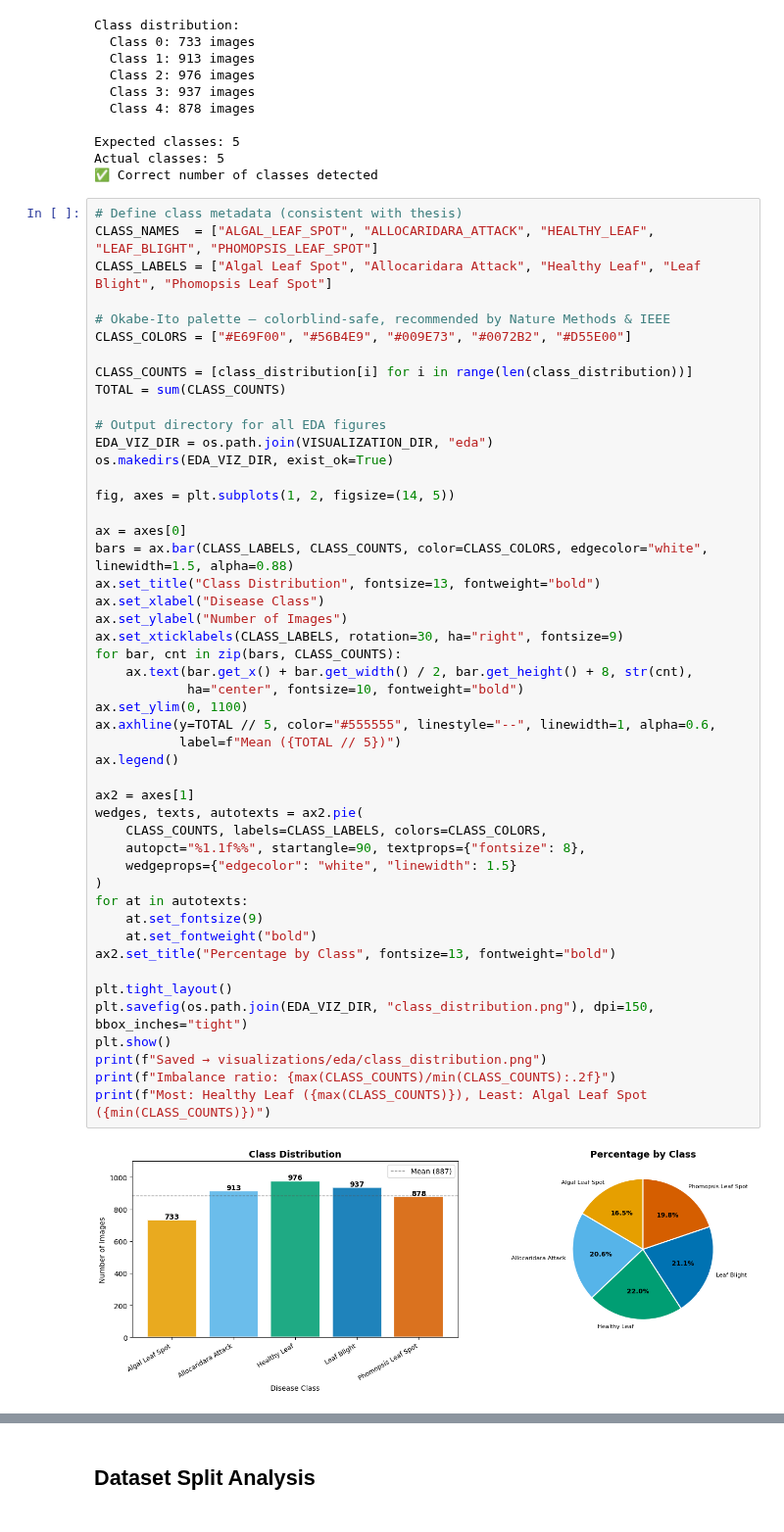
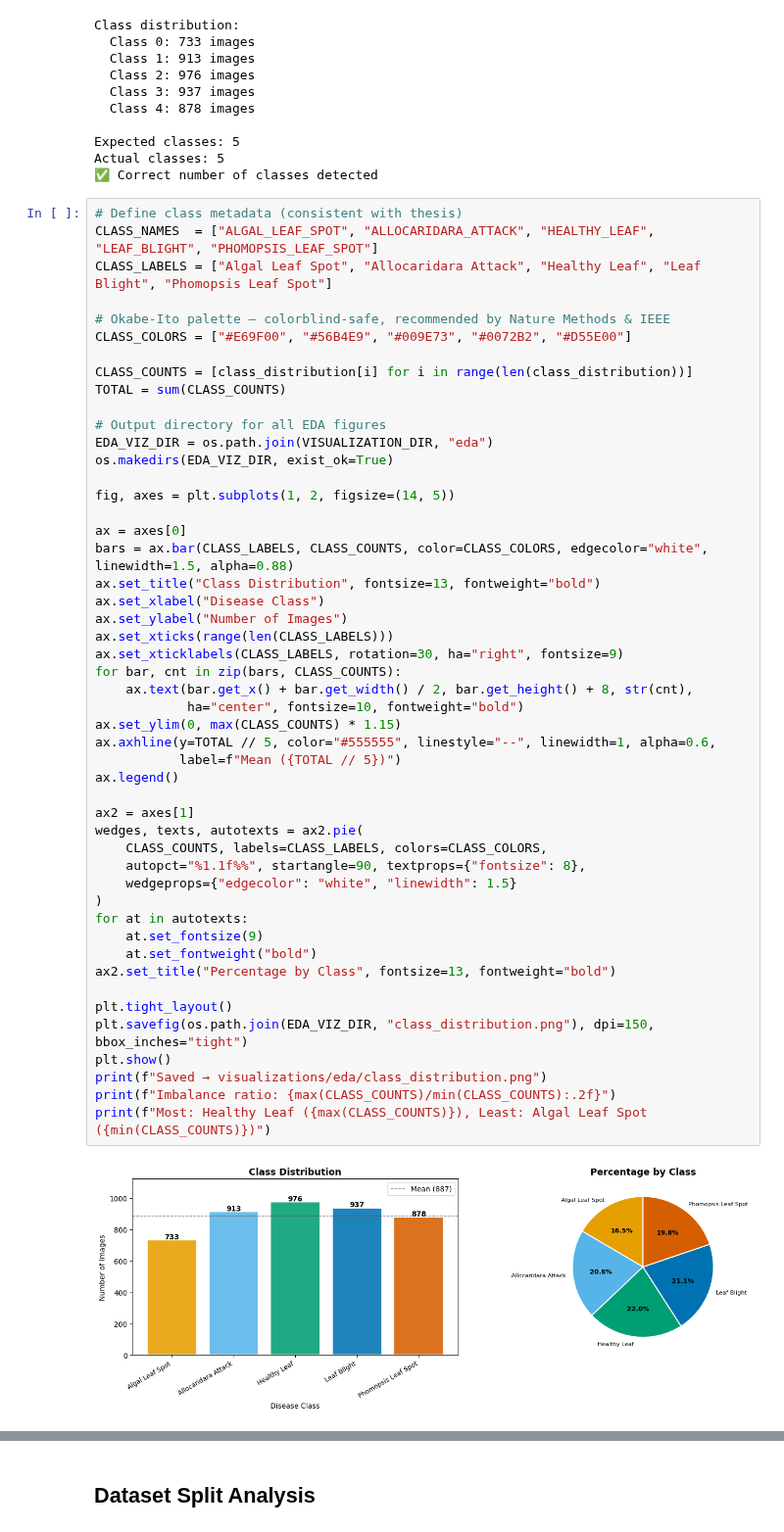
Before and after one commit to HieuDoan188/durian_leaf, a Jupyter notebook: notebooks/01-dataset-audit-and-eda.ipynb, the cells around one changed output, grey strips where cells are left out. Shown at 98% size. Saved outputs shown, nothing was run; the diff lists cells and outputs as text.

```diff
--- a/notebooks/01-dataset-audit-and-eda.ipynb
+++ b/notebooks/01-dataset-audit-and-eda.ipynb
@@ -176,35 +190,36 @@ ax = axes[0]
 bars = ax.bar(CLASS_LABELS, CLASS_COUNTS, color=CLASS_COLORS, edgecolor="white", linewidth=1.5, alpha=0.88)
 ax.set_title("Class Distribution", fontsize=13, fontweight="bold")
 ax.set_xlabel("Disease Class")
 ax.set_ylabel("Number of Images")
+ax.set_xticks(range(len(CLASS_LABELS)))
 ax.set_xticklabels(CLASS_LABELS, rotation=30, ha="right", fontsize=9)
 for bar, cnt in zip(bars, CLASS_COUNTS):
     ax.text(bar.get_x() + bar.get_width() / 2, bar.get_height() + 8, str(cnt),
             ha="center", fontsize=10, fontweight="bold")
-ax.set_ylim(0, 1100)
+ax.set_ylim(0, max(CLASS_COUNTS) * 1.15)
 ax.axhline(y=TOTAL // 5, color="#555555", linestyle="--", linewidth=1, alpha=0.6,
            label=f"Mean ({TOTAL // 5})")
 ax.legend()
 
 ax2 = axes[1]
 wedges, texts, autotexts = ax2.pie(
     CLASS_COUNTS, labels=CLASS_LABELS, colors=CLASS_COLORS,
     autopct="%1.1f%%", startangle=90, textprops={"fontsize": 8},
     wedgeprops={"edgecolor": "white", "linewidth": 1.5}
 )
 for at in autotexts:
     at.set_fontsize(9)
     at.set_fontweight("bold")
 ax2.set_title("Percentage by Class", fontsize=13, fontweight="bold")
 
 plt.tight_layout()
 plt.savefig(os.path.join(EDA_VIZ_DIR, "class_distribution.png"), dpi=150, bbox_inches="tight")
 plt.show()
 print(f"Saved → visualizations/eda/class_distribution.png")
 print(f"Imbalance ratio: {max(CLASS_COUNTS)/min(CLASS_COUNTS):.2f}")
 print(f"Most: Healthy Leaf ({max(CLASS_COUNTS)}), Least: Algal Leaf Spot ({min(CLASS_COUNTS)})")
 # %% [output]
-[figure, old version]
+[figure, new version]
 Saved → visualizations/eda/class_distribution.png
 Imbalance ratio: 1.33
 Most: Healthy Leaf (976), Least: Algal Leaf Spot (733)
```
Also changed, not shown: parts of 29 cells of this notebook, 3 other files.
